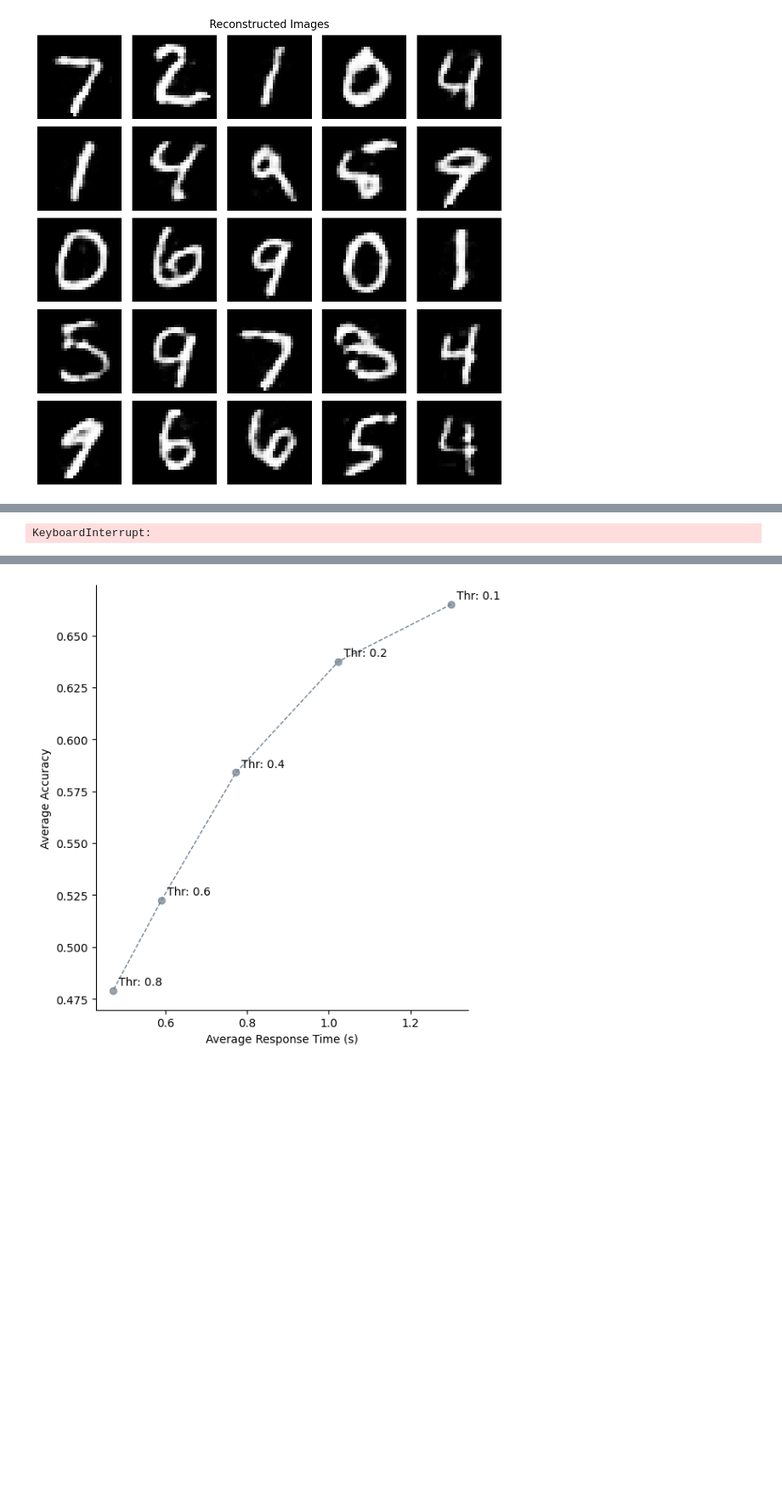
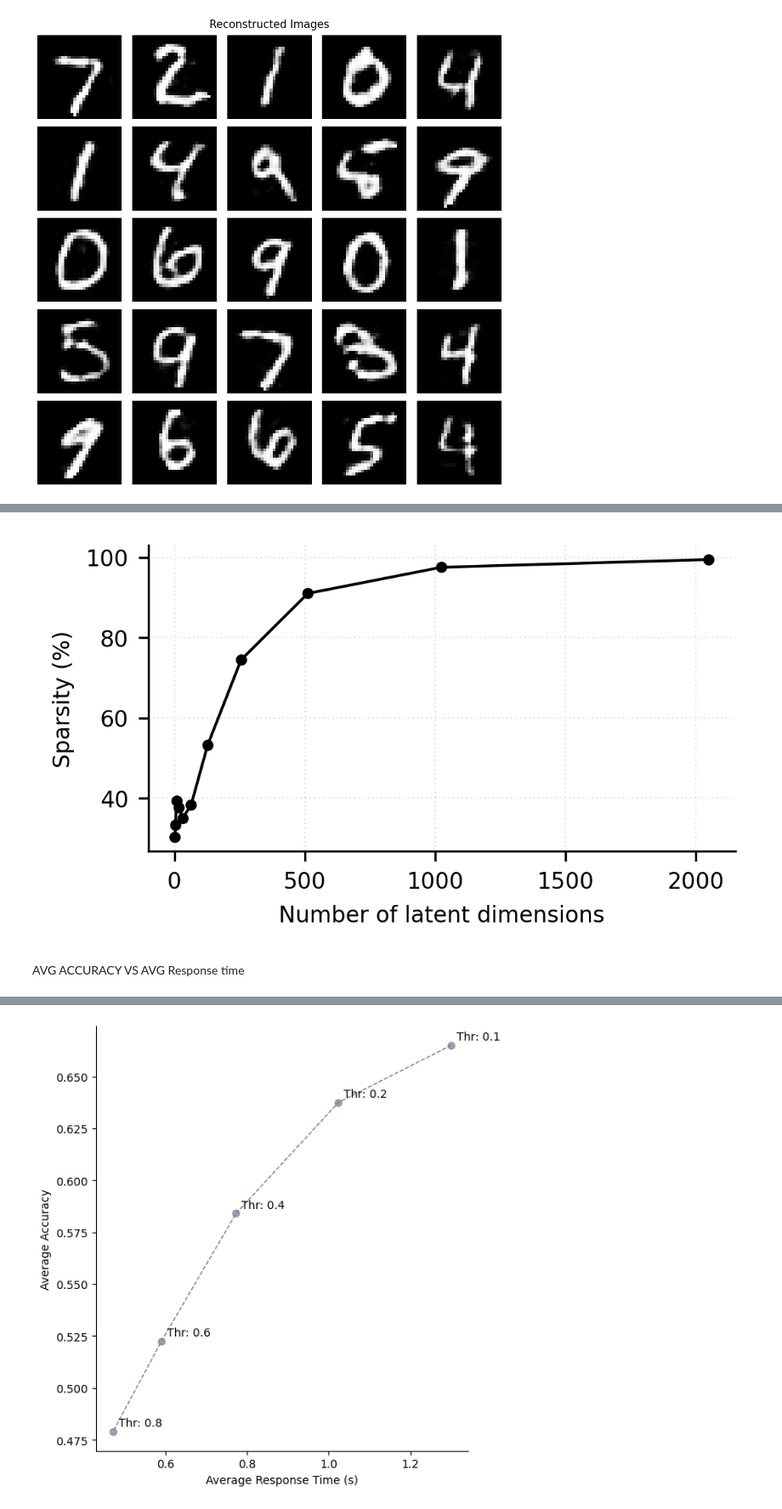
Before and after one commit to hayden-johnson/poisson-ssm, a Jupyter notebook: pssm.ipynb, the cells around one changed output, grey strips where cells are left out. Shown at 85% size. Drawn from its saved outputs; the diff is of its cells as text; code cells hidden in the pictures; blank space fills up the shorter version.

```diff
--- a/pssm.ipynb
+++ b/pssm.ipynb
@@ -291,3 +360,14 @@ Mean percentage of neurons above threshold 20.0 for n=512: 99.96%
+# %%
+plot_mean_percent_neuron_paper(
+    n_neurons,
+    threshold,
+    means_percent_neurons,
+    column="single",
+    height_in=2.0,
+    outfile="percent_neurons_vs_threshold.svg",
+    )
+# %% [output]
+[figure, added]
 # %%
 threshold = .5
 dt = 0.1
@@ -297,24 +377,36 @@ load_analysis_data = False
 save_analysis_data = True
 n_test_imgs = 250
 n_img_repeats = 100
+# %% [markdown]
+AVG ACCURACY VS AVG Response time
 # %%
 from tqdm.notebook import tqdm
 
-thresholds = [.1, .2, .4, .6, .8]
+def run_threshold_experiment(n):
 
-all_rts = []
-all_accuracies = []
-for t in tqdm(thresholds):
-    rts_per_threshold = []
-    accuracies_per_threshold = []
-    for img in range(10):
-        img, label = ds_test[img]
-        rts, actions, entropies, spikes = pssm.get_rts(img, threshold=t, n_repeats=200, plot_results=False, tqdm=False)
-        rts_per_threshold.append(rts.mean().item())
+    pssm, ds_test = build(
+        n_neurons=n,
+        load_encoder_path=f"./networks/encoder_neurons{n}.ckpt",
+        load_decoder_path=f"./networks/decoder_neurons{n}.ckpt",
+        load_decoder_dataset_path=f"./networks/decoder_dataset_100_5_1000_100_neurons{n}.pt"
+    )
+    pssm.encoder.to('cpu')
+    pssm.decoder.to('cpu')
 
-        accuracy = (actions == label).float().mean()
-        accuracies_per_threshold.append(accuracy.item())
-    all_rts.append(rts_per_threshold)
-    all_accuracies.append(accuracies_per_threshold)
+    thresholds = [.1, .2, .4, .6, .8]
+
+    all_rts = []
+    all_accuracies = []
+    for t in tqdm(thresholds):
+        rts_per_threshold = []
+        accuracies_per_threshold = []
+        for img in range(10):
+            img, label = ds_test[img]
+            rts, actions, entropies, spikes = pssm.get_rts(img, threshold=t, n_repeats=200, plot_results=False, tqdm=False)
+            rts_per_threshold.append(rts.mean().item())
+
+            accuracy = (actions == label).float().mean()
+            accuracies_per_threshold.append(accuracy.item())
+        all_rts.append(rts_per_threshold)
+        all_accuracies.append(accuracies_per_threshold)
+    return all_rts, all_accuracies, thresholds
-# %% [output]
-KeyboardInterrupt:
```
Also changed, not shown: parts of 14 cells of this notebook, 20 other files.
